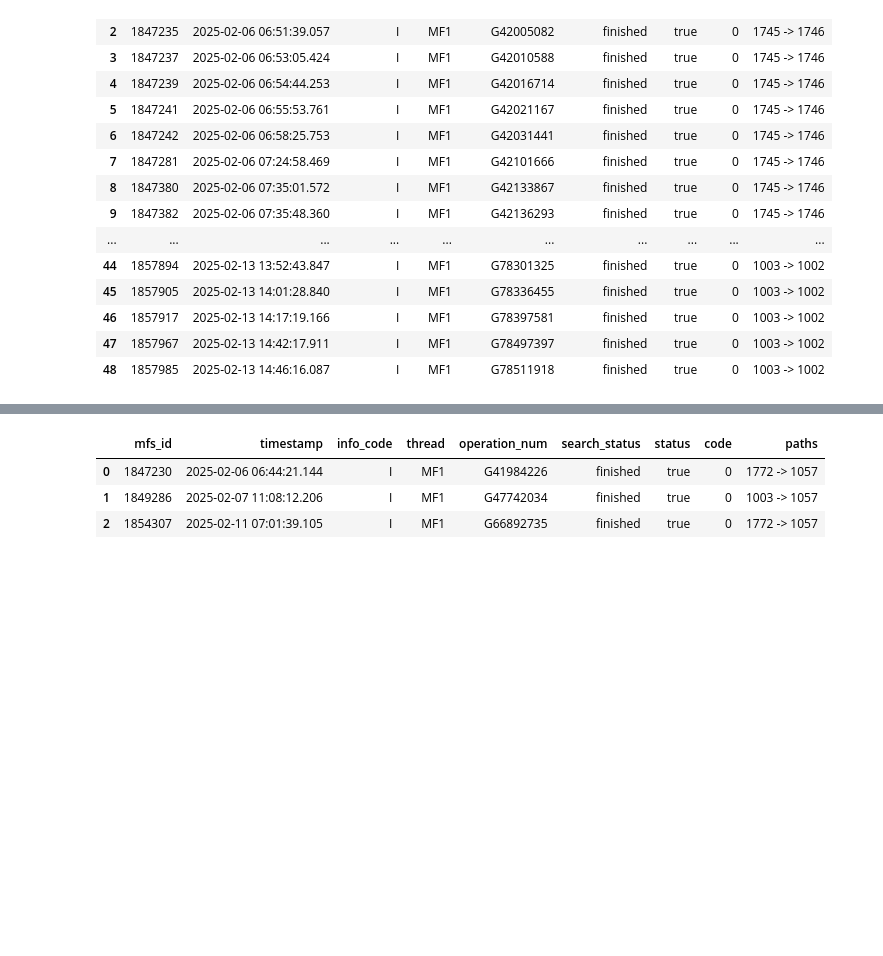
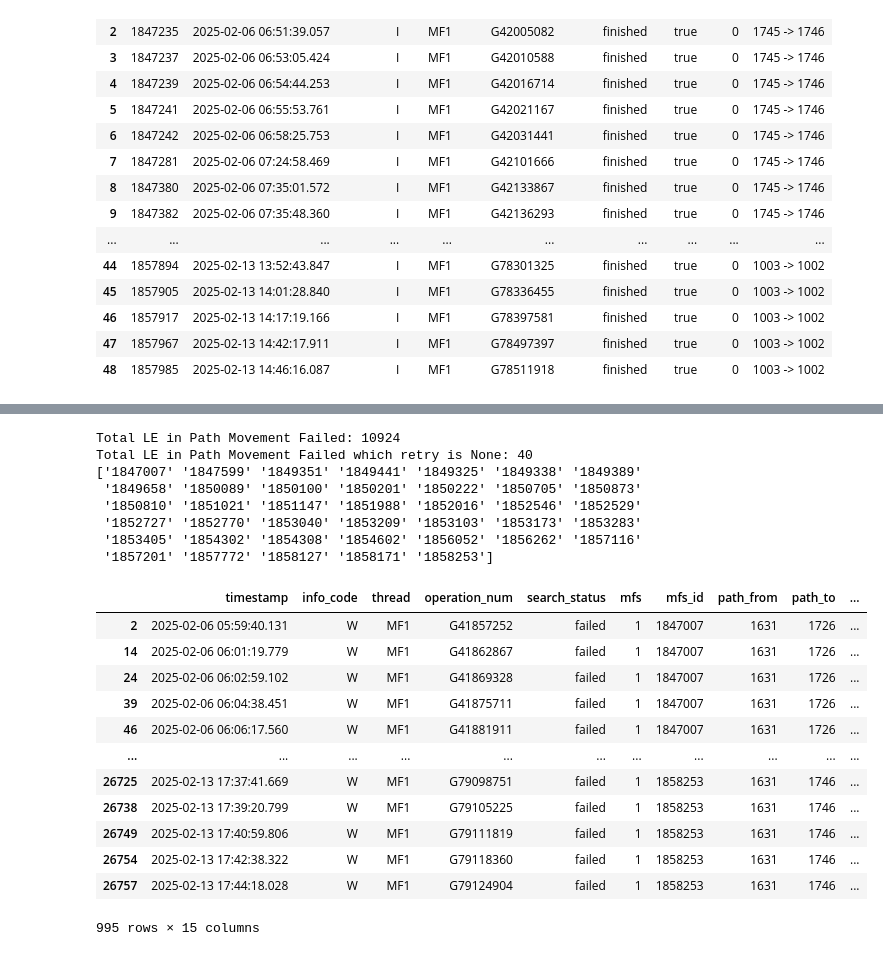
Before and after one commit to hseptiani/iis-seminar, a Jupyter notebook: analysis.ipynb, the cells around one changed output, grey strips where cells are left out. Saved outputs shown, nothing was run; the diff lists cells and outputs as text; code cells hidden in the pictures; blank space fills up the shorter version.

```diff
--- a/analysis.ipynb
+++ b/analysis.ipynb
@@ -534,18 +562,53 @@ last_occurrence_df
-# %%
-# last path occurrence for le that goes to 1057
-
-last_occurrence_df = (
-    dt_path_movement_finished[
-        dt_path_movement_finished['mfs_id'].isin(mfs_ids_to_1057)
-    ]
-    .sort_values(['mfs_id', 'timestamp'])
-    .groupby('mfs_id', as_index=False)
-    .last()
-)
-
-last_occurrence_df
-# %% [output]
-|  | mfs_id | timestamp | info_code | thread | operation_num | search_status | status | code | paths |
-| 0 | 1847230 | 2025-02-06 06:44:21.144 | I | MF1 | G41984226 | finished | true | 0 | 1772 -> 1057 |
-| 1 | 1849286 | 2025-02-07 11:08:12.206 | I | MF1 | G47742034 | finished | true | 0 | 1003 -> 1057 |
-| 2 | 1854307 | 2025-02-11 07:01:39.105 | I | MF1 | G66892735 | finished | true | 0 | 1772 -> 1057 |
+# %%
+le_path_failed = dt_path_movement_failed['mfs_id'].unique()
+print("Total LE in Path Movement Failed:", len(le_path_failed))
+
+# last path occurrence
+last_occurrence_failed_df = (
+    dt_path_movement_finished[
+        dt_path_movement_finished['mfs_id'].isin(le_path_failed)
+    ]
+    .sort_values(['mfs_id', 'timestamp'])
+    .groupby('mfs_id', as_index=False)
+    .last()
+)
+
+# Keep only relevant columns
+df1 = dt_path_movement_failed[['timestamp', 'mfs_id', 'path_from', 'path_to']].rename(columns={'timestamp': 'timestamp_failed'})
+df2 = last_occurrence_failed_df[['timestamp', 'mfs_id', 'paths']].rename(columns={'timestamp': 'timestamp_last'})
+
+# join on 'mfs_id'
+merged_df = pd.merge(df1, df2, on='mfs_id', how='inner')
+
+# Calculate the time difference
+merged_df['time_difference'] = (merged_df['timestamp_last'] - merged_df['timestamp_failed']).dt.total_seconds()
+
+le_failed_to_none = merged_df[merged_df['paths'] == '']['mfs_id'].unique()
+print("Total LE in Path Movement Failed which retry is None:", len(le_failed_to_none))
+print(le_failed_to_none)
+
+# last_occurrence_failed_df
+# merged_df
+dt_path_movement_failed[(dt_path_movement_failed['mfs_id'].isin(le_failed_to_none))]
+# %% [output]
+Total LE in Path Movement Failed: 10924
+Total LE in Path Movement Failed which retry is None: 40
+['1847007' '1847599' '1849351' '1849441' '1849325' '1849338' '1849389'
+ '1849658' '1850089' '1850100' '1850201' '1850222' '1850705' '1850873'
+ '1850810' '1851021' '1851147' '1851988' '1852016' '1852546' '1852529'
+ '1852727' '1852770' '1853040' '1853209' '1853103' '1853173' '1853283'
+ '1853405' '1854302' '1854308' '1854602' '1856052' '1856262' '1857116'
+ '1857201' '1857772' '1858127' '1858171' '1858253']
+|  | timestamp | info_code | thread | operation_num | search_status | mfs | mfs_id | path_from | path_to | ... |
+| 2 | 2025-02-06 05:59:40.131 | W | MF1 | G41857252 | failed | 1 | 1847007 | 1631 | 1726 | ... |
+| 14 | 2025-02-06 06:01:19.779 | W | MF1 | G41862867 | failed | 1 | 1847007 | 1631 | 1726 | ... |
+| 24 | 2025-02-06 06:02:59.102 | W | MF1 | G41869328 | failed | 1 | 1847007 | 1631 | 1726 | ... |
+| 39 | 2025-02-06 06:04:38.451 | W | MF1 | G41875711 | failed | 1 | 1847007 | 1631 | 1726 | ... |
+| 46 | 2025-02-06 06:06:17.560 | W | MF1 | G41881911 | failed | 1 | 1847007 | 1631 | 1726 | ... |
+| ... | ... | ... | ... | ... | ... | ... | ... | ... | ... | ... |
+| 26725 | 2025-02-13 17:37:41.669 | W | MF1 | G79098751 | failed | 1 | 1858253 | 1631 | 1746 | ... |
+| 26738 | 2025-02-13 17:39:20.799 | W | MF1 | G79105225 | failed | 1 | 1858253 | 1631 | 1746 | ... |
+| 26749 | 2025-02-13 17:40:59.806 | W | MF1 | G79111819 | failed | 1 | 1858253 | 1631 | 1746 | ... |
+| 26754 | 2025-02-13 17:42:38.322 | W | MF1 | G79118360 | failed | 1 | 1858253 | 1631 | 1746 | ... |
+| 26757 | 2025-02-13 17:44:18.028 | W | MF1 | G79124904 | failed | 1 | 1858253 | 1631 | 1746 | ... |
+995 rows × 15 columns
```
Also changed, not shown: parts of 19 cells of this notebook.
